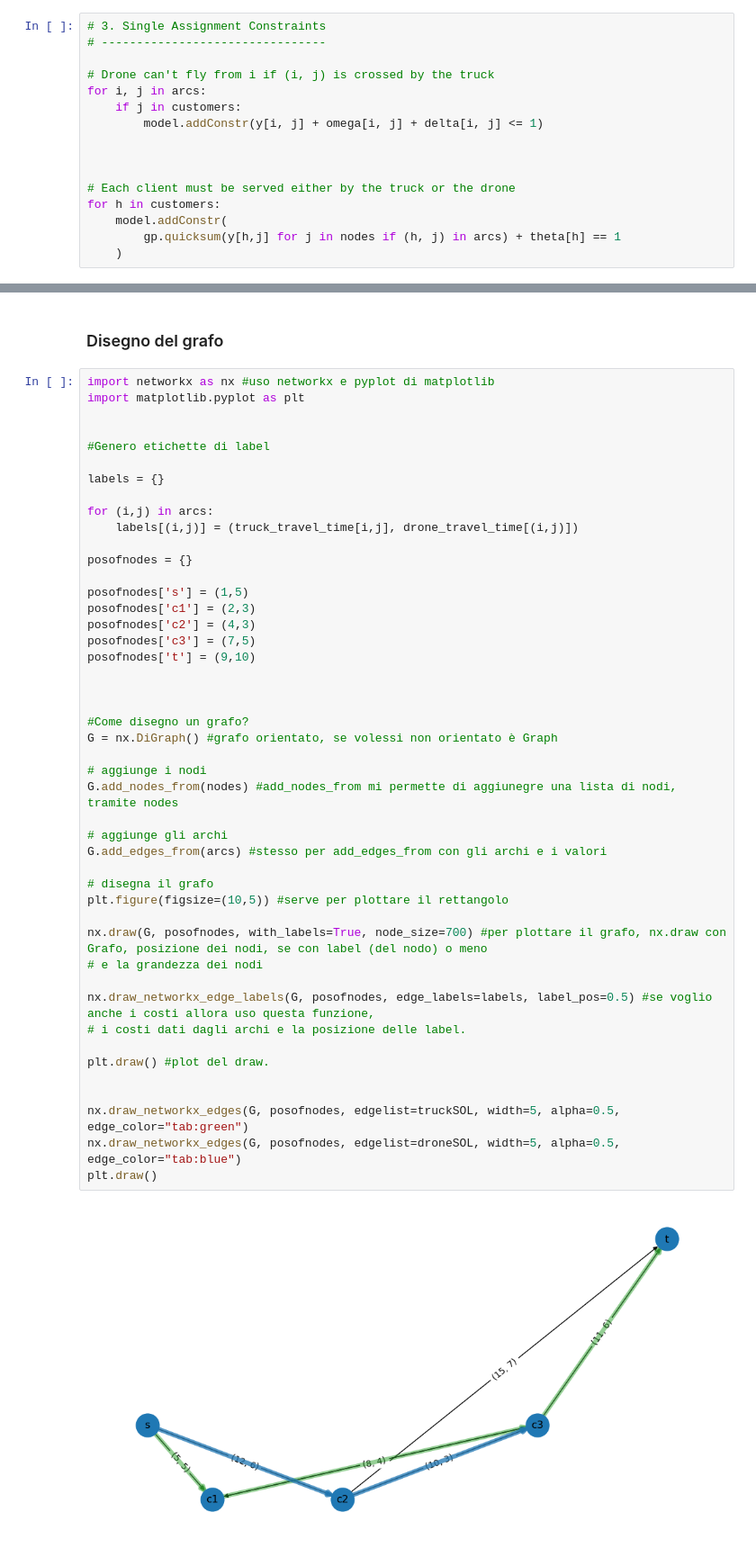
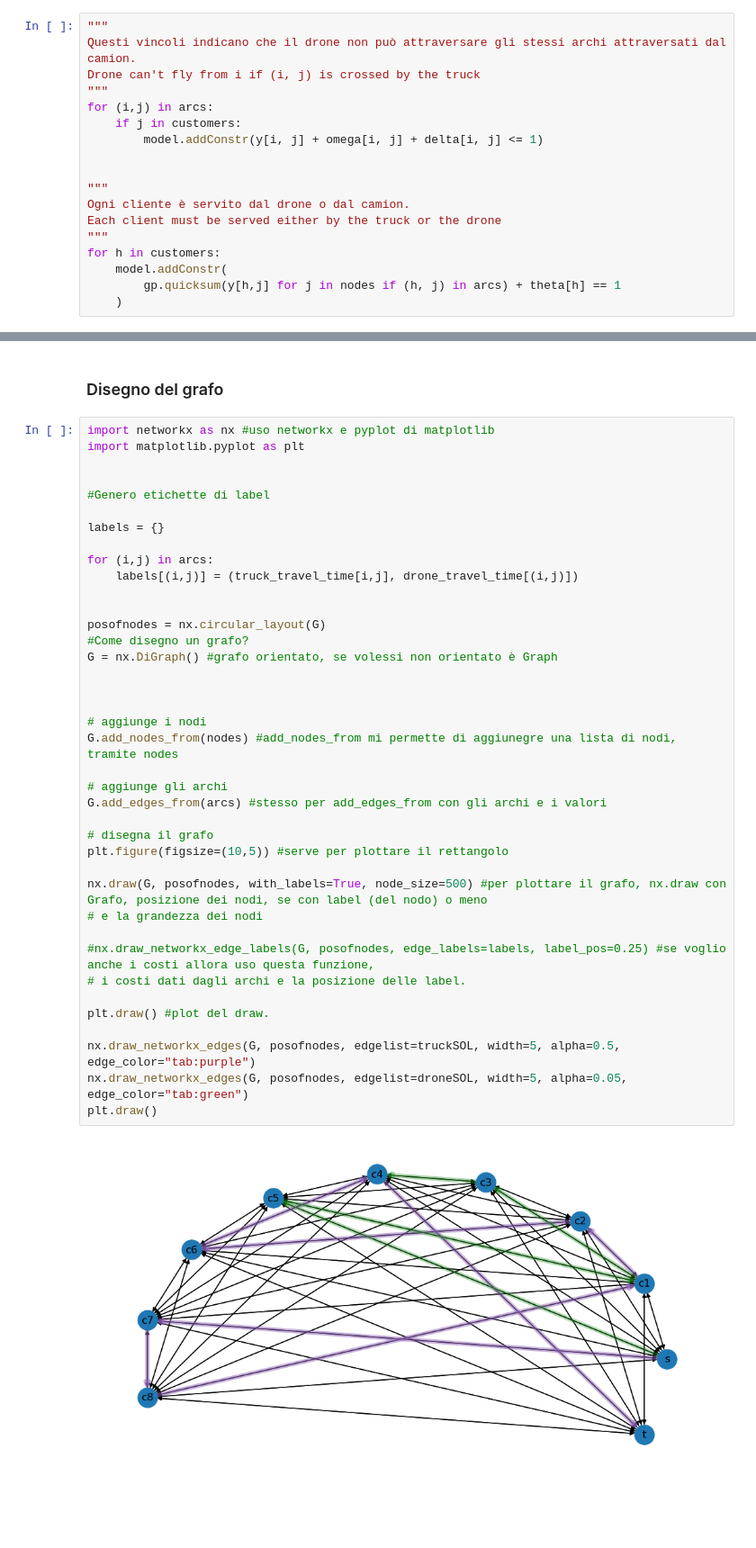
Before and after one commit to SorteFatale/ElaboratoAOCR, a Jupyter notebook: PROGETTO.ipynb, the cells around one changed output, grey strips where cells are left out. Shown: that part at 90% size. Cells and saved outputs as stored; diff of their text form; blank space fills up the shorter version.

```diff
--- a/PROGETTO.ipynb
+++ b/PROGETTO.ipynb
@@ -235,17 +314,19 @@ for i in nodes:
 # %% [markdown]
 #### Vincoli di assegnamento singolo.
 # %%
-# 3. Single Assignment Constraints
-# --------------------------------
-
-# Drone can't fly from i if (i, j) is crossed by the truck
-for i, j in arcs:
+"""
+Questi vincoli indicano che il drone non può attraversare gli stessi archi attraversati dal camion.
+Drone can't fly from i if (i, j) is crossed by the truck
+"""
+for (i,j) in arcs:
     if j in customers:
         model.addConstr(y[i, j] + omega[i, j] + delta[i, j] <= 1)
 
 
-
-# Each client must be served either by the truck or the drone
+"""
+Ogni cliente è servito dal drone o dal camion.
+Each client must be served either by the truck or the drone
+"""
 for h in customers:
     model.addConstr(
         gp.quicksum(y[h,j] for j in nodes if (h, j) in arcs) + theta[h] == 1
@@ -374,45 +487,38 @@ import matplotlib.pyplot as plt
 
 
 #Genero etichette di label
 
 labels = {}
 
 for (i,j) in arcs:
     labels[(i,j)] = (truck_travel_time[i,j], drone_travel_time[(i,j)])
 
-posofnodes = {}
 
-posofnodes['s'] = (1,5)
-posofnodes['c1'] = (2,3)
-posofnodes['c2'] = (4,3)
-posofnodes['c3'] = (7,5)
-posofnodes['t'] = (9,10)
+posofnodes = nx.circular_layout(G)
+#Come disegno un grafo?
+G = nx.DiGraph() #grafo orientato, se volessi non orientato è Graph
 
 
-
-#Come disegno un grafo?
-G = nx.DiGraph() #grafo orientato, se volessi non orientato è Graph
 
 # aggiunge i nodi
 G.add_nodes_from(nodes) #add_nodes_from mi permette di aggiunegre una lista di nodi, tramite nodes
 
 # aggiunge gli archi
 G.add_edges_from(arcs) #stesso per add_edges_from con gli archi e i valori
 
 # disegna il grafo
 plt.figure(figsize=(10,5)) #serve per plottare il rettangolo
 
-nx.draw(G, posofnodes, with_labels=True, node_size=700) #per plottare il grafo, nx.draw con Grafo, posizione dei nodi, se con label (del nodo) o meno
+nx.draw(G, posofnodes, with_labels=True, node_size=500) #per plottare il grafo, nx.draw con Grafo, posizione dei nodi, se con label (del nodo) o meno
 # e la grandezza dei nodi
 
-nx.draw_networkx_edge_labels(G, posofnodes, edge_labels=labels, label_pos=0.5) #se voglio anche i costi allora uso questa funzione,
+#nx.draw_networkx_edge_labels(G, posofnodes, edge_labels=labels, label_pos=0.25) #se voglio anche i costi allora uso questa funzione,
 # i costi dati dagli archi e la posizione delle label.
 
 plt.draw() #plot del draw.
 
-
-nx.draw_networkx_edges(G, posofnodes, edgelist=truckSOL, width=5, alpha=0.5, edge_color="tab:green")
-nx.draw_networkx_edges(G, posofnodes, edgelist=droneSOL, width=5, alpha=0.5, edge_color="tab:blue")
+nx.draw_networkx_edges(G, posofnodes, edgelist=truckSOL, width=5, alpha=0.5, edge_color="tab:purple")
+nx.draw_networkx_edges(G, posofnodes, edgelist=droneSOL, width=5, alpha=0.05, edge_color="tab:green")
 plt.draw()
 # %% [output]
-[figure, old version]
+[figure, new version]
```
Also changed, not shown: parts of 13 cells of this notebook.
